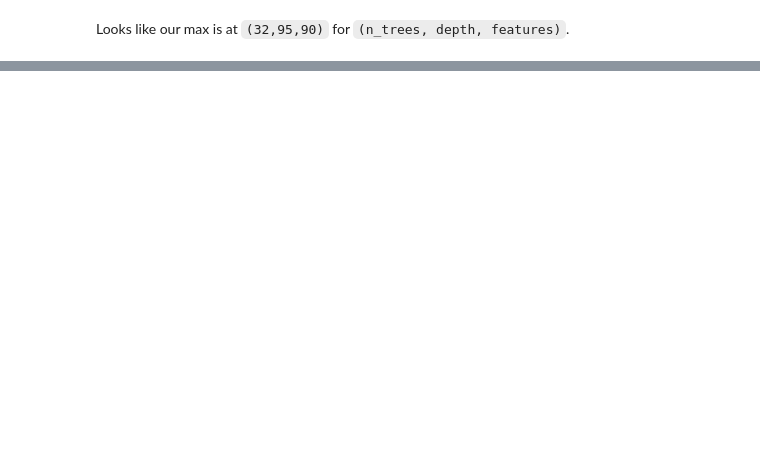
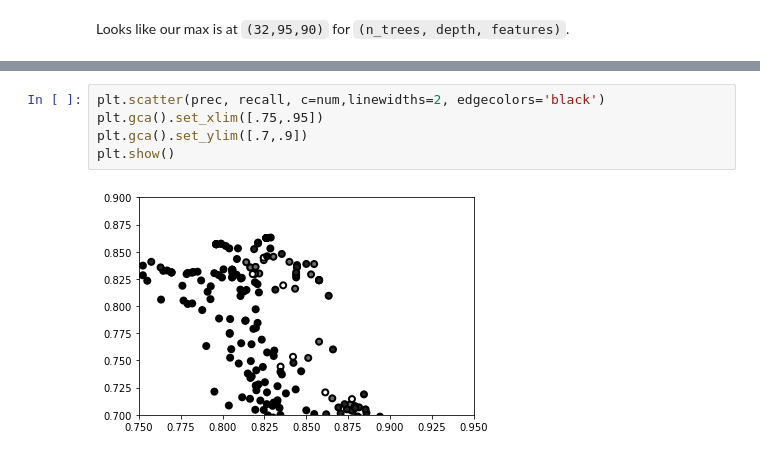
Before and after one commit to xingfanxia/comps_ediscovery, a Jupyter notebook: nachtm_exps/PSweepVis.ipynb, the cells around one changed output, grey strips where cells are left out. Cells and saved outputs as stored; diff of their text form; blank space fills up the shorter version.

```diff
--- a/nachtm_exps/PSweepVis.ipynb
+++ b/nachtm_exps/PSweepVis.ipynb
@@ -226,0 +268,7 @@ Looks like our max is at `(32,95,90)` for `(n_trees, depth, features)`.
+# %%
+plt.scatter(prec, recall, c=num,linewidths=2, edgecolors='black')
+plt.gca().set_xlim([.75,.95])
+plt.gca().set_ylim([.7,.9])
+plt.show()
+# %% [output]
+[figure, added]
```
Also changed, not shown: parts of 20 cells of this notebook, 1 other file.
